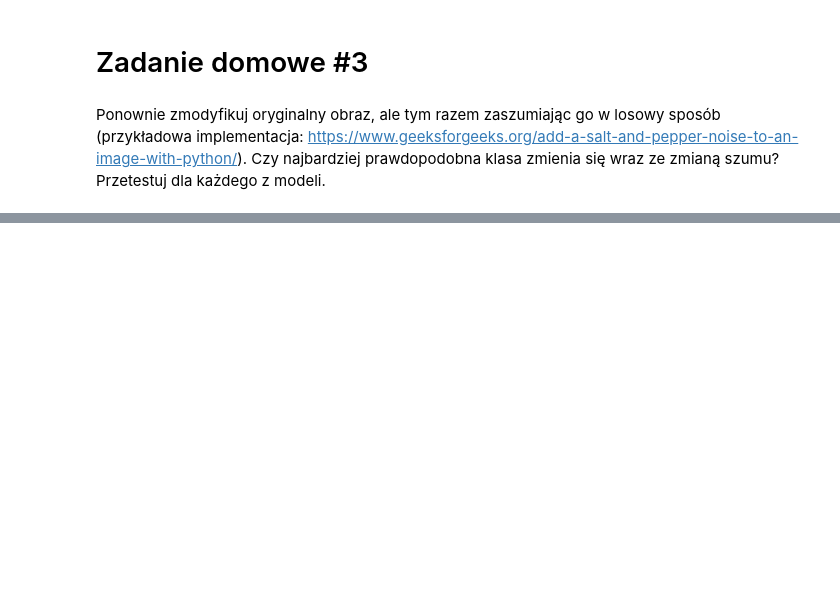
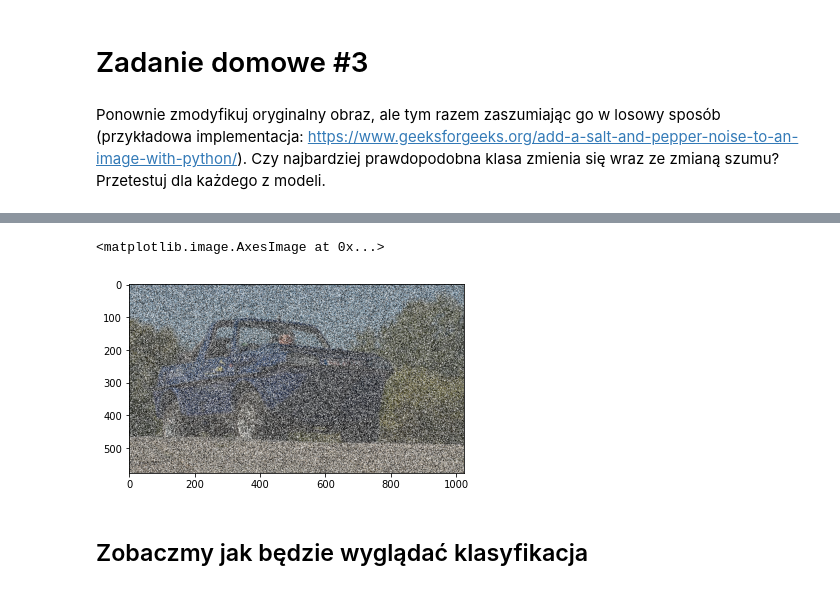
Before and after one commit to Mlokos/active-learning-lime, a Jupyter notebook: LAB03-rozwiązanie.ipynb, the cells around one changed output, grey strips where cells are left out. Saved outputs shown, nothing was run; the diff lists cells and outputs as text; code cells hidden in the pictures; blank space fills up the shorter version.

```diff
--- a/LAB03-rozwiązanie.ipynb
+++ b/LAB03-rozwiązanie.ipynb
@@ -564,3 +564,25 @@ Jak widać - najbardziej prawdopodobna klasa się zmieniła i teraz jest to law
 # Zadanie domowe #3
 # %% [markdown]
 Ponownie zmodyfikuj oryginalny obraz, ale tym razem zaszumiając go w losowy sposób (przykładowa implementacja: https://www.geeksforgeeks.org/add-a-salt-and-pepper-noise-to-an-image-with-python/). Czy najbardziej prawdopodobna klasa zmienia się wraz ze zmianą szumu? Przetestuj dla każdego z modeli.
+# %%
+import numpy as np
+import random
+import cv2
+
+def sp_noise(image,prob):
+    '''
+    Add salt and pepper noise to image
+    prob: Probability of the noise
+    '''
+    output = np.zeros(image.shape,np.uint8)
+    thres = 1 - prob
+    for i in range(image.shape[0]):
+        for j in range(image.shape[1]):
+            rdn = random.random()
+            if rdn < prob:
+                output[i][j] = 0
+            elif rdn > thres:
+                output[i][j] = 255
+            else:
+                output[i][j] = image[i][j]
+    return output
@@ -566,0 +598,9 @@ Ponownie zmodyfikuj oryginalny obraz, ale tym razem zaszumiając go w losowy spo
+# %%
+image_transformed = sp_noise(image_oryginal, 0.3)
+# %%
+plt.imshow(image_transformed)
+# %% [output]
+<matplotlib.image.AxesImage at 0x...>
+[figure, added]
+# %% [markdown]
+## Zobaczmy jak będzie wyglądać klasyfikacja
```
Also changed, not shown: parts of 19 cells of this notebook, 2 other files.
